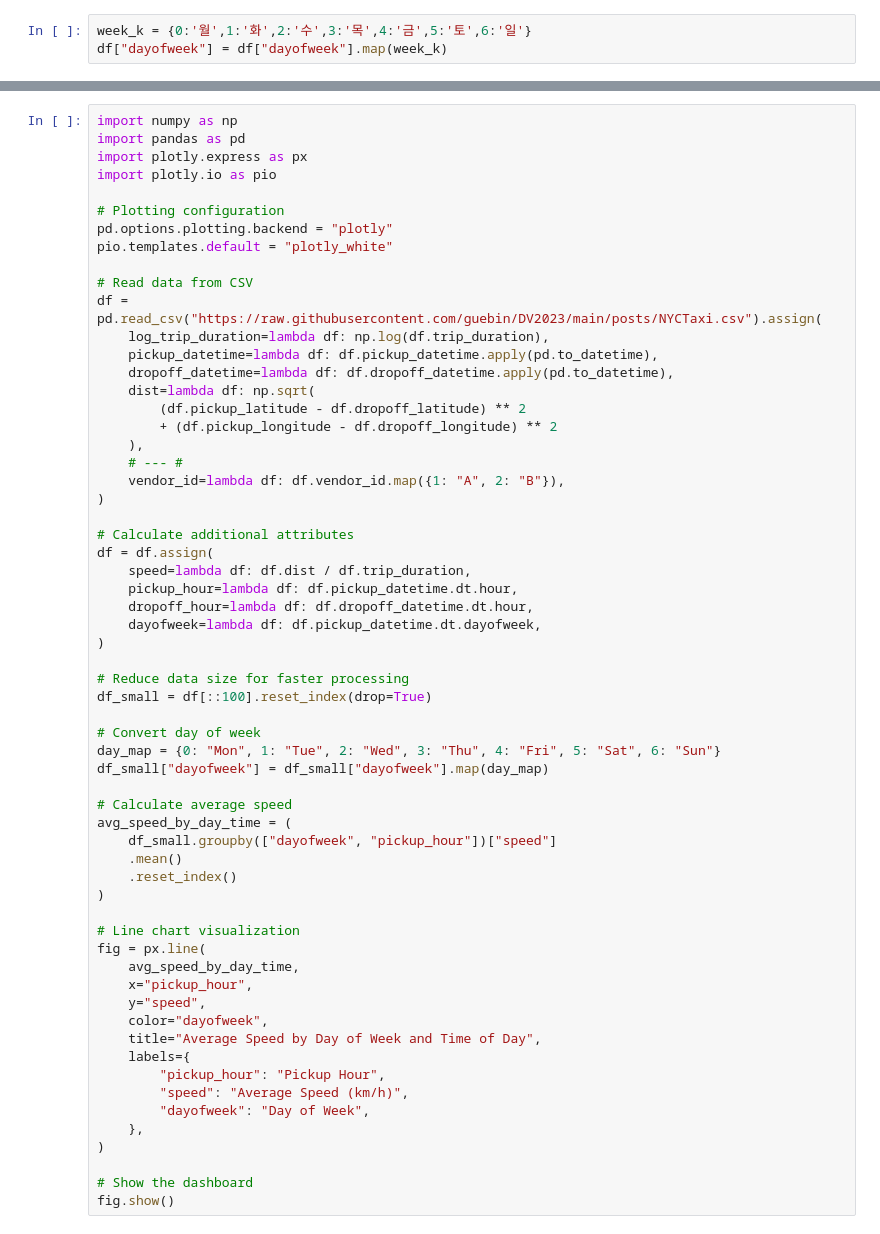
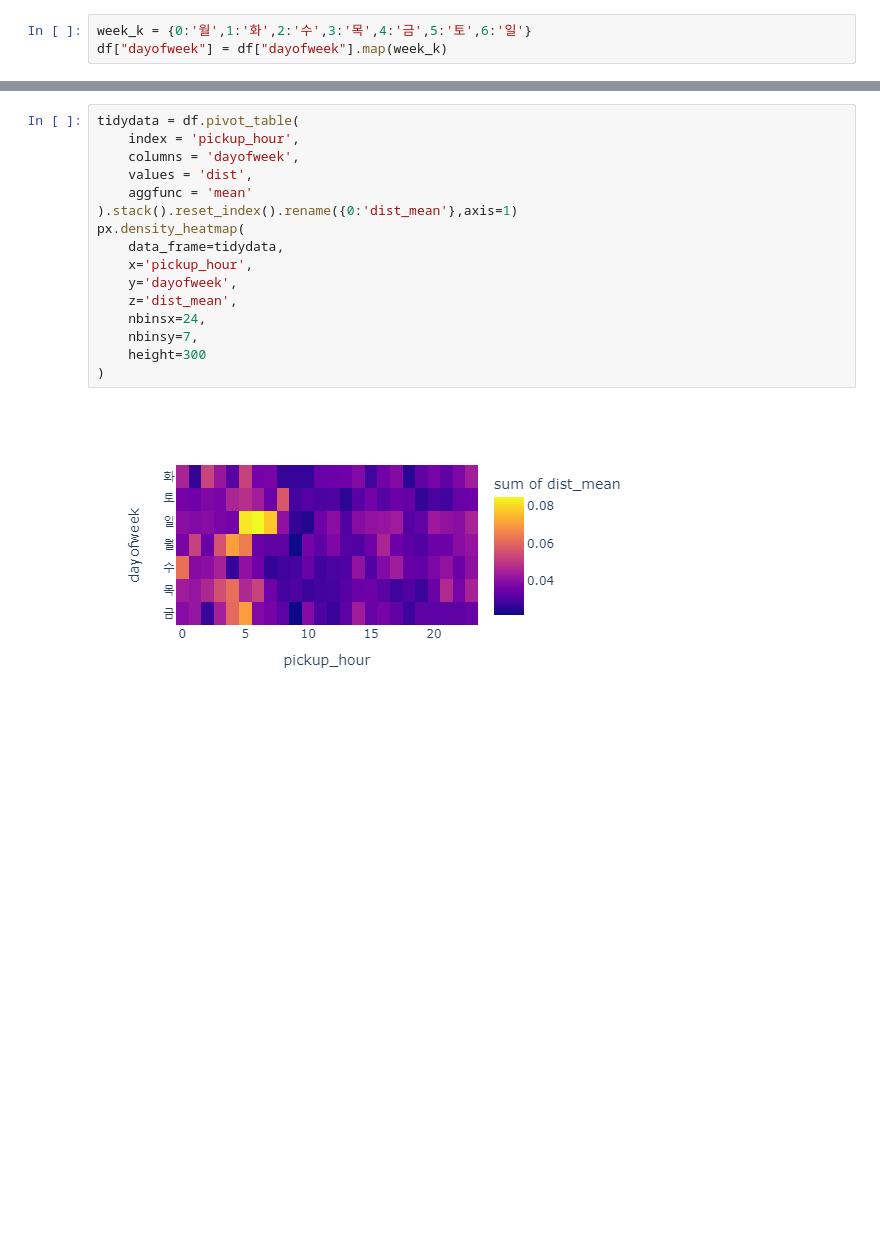
Before and after one commit to 1999SHKIM/dash_test, a Jupyter notebook: coco.ipynb, the cells around one changed output, grey strips where cells are left out. Drawn from its saved outputs; the diff is of its cells as text; blank space fills up the shorter version.

```diff
--- a/coco.ipynb
+++ b/coco.ipynb
@@ -73,61 +80,18 @@ px.density_heatmap(
 # %%
-import numpy as np
-import pandas as pd
-import plotly.express as px
-import plotly.io as pio
-
-# Plotting configuration
-pd.options.plotting.backend = "plotly"
-pio.templates.default = "plotly_white"
-
-# Read data from CSV
-df = pd.read_csv("https://raw.githubusercontent.com/guebin/DV2023/main/posts/NYCTaxi.csv").assign(
-    log_trip_duration=lambda df: np.log(df.trip_duration),
-    pickup_datetime=lambda df: df.pickup_datetime.apply(pd.to_datetime),
-    dropoff_datetime=lambda df: df.dropoff_datetime.apply(pd.to_datetime),
-    dist=lambda df: np.sqrt(
-        (df.pickup_latitude - df.dropoff_latitude) ** 2
-        + (df.pickup_longitude - df.dropoff_longitude) ** 2
-    ),
-    # --- #
-    vendor_id=lambda df: df.vendor_id.map({1: "A", 2: "B"}),
+tidydata = df.pivot_table(
+    index = 'pickup_hour',
+    columns = 'dayofweek',
+    values = 'dist',
+    aggfunc = 'mean'
+).stack().reset_index().rename({0:'dist_mean'},axis=1)
+px.density_heatmap(
+    data_frame=tidydata,
+    x='pickup_hour',
+    y='dayofweek',
+    z='dist_mean',
+    nbinsx=24,
+    nbinsy=7,
+    height=300
 )
-
-# Calculate additional attributes
-df = df.assign(
-    speed=lambda df: df.dist / df.trip_duration,
-    pickup_hour=lambda df: df.pickup_datetime.dt.hour,
-    dropoff_hour=lambda df: df.dropoff_datetime.dt.hour,
-    dayofweek=lambda df: df.pickup_datetime.dt.dayofweek,
-)
-
-# Reduce data size for faster processing
-df_small = df[::100].reset_index(drop=True)
-
-# Convert day of week
-day_map = {0: "Mon", 1: "Tue", 2: "Wed", 3: "Thu", 4: "Fri", 5: "Sat", 6: "Sun"}
-df_small["dayofweek"] = df_small["dayofweek"].map(day_map)
-
-# Calculate average speed
-avg_speed_by_day_time = (
-    df_small.groupby(["dayofweek", "pickup_hour"])["speed"]
-    .mean()
-    .reset_index()
-)
-
-# Line chart visualization
-fig = px.line(
-    avg_speed_by_day_time,
-    x="pickup_hour",
-    y="speed",
-    color="dayofweek",
-    title="Average Speed by Day of Week and Time of Day",
-    labels={
-        "pickup_hour": "Pickup Hour",
-        "speed": "Average Speed (km/h)",
-        "dayofweek": "Day of Week",
-    },
-)
-
-# Show the dashboard
-fig.show()
+# %% [output]
+[figure, added]
```
Also changed, not shown: parts of 5 cells of this notebook, 3 other files.
